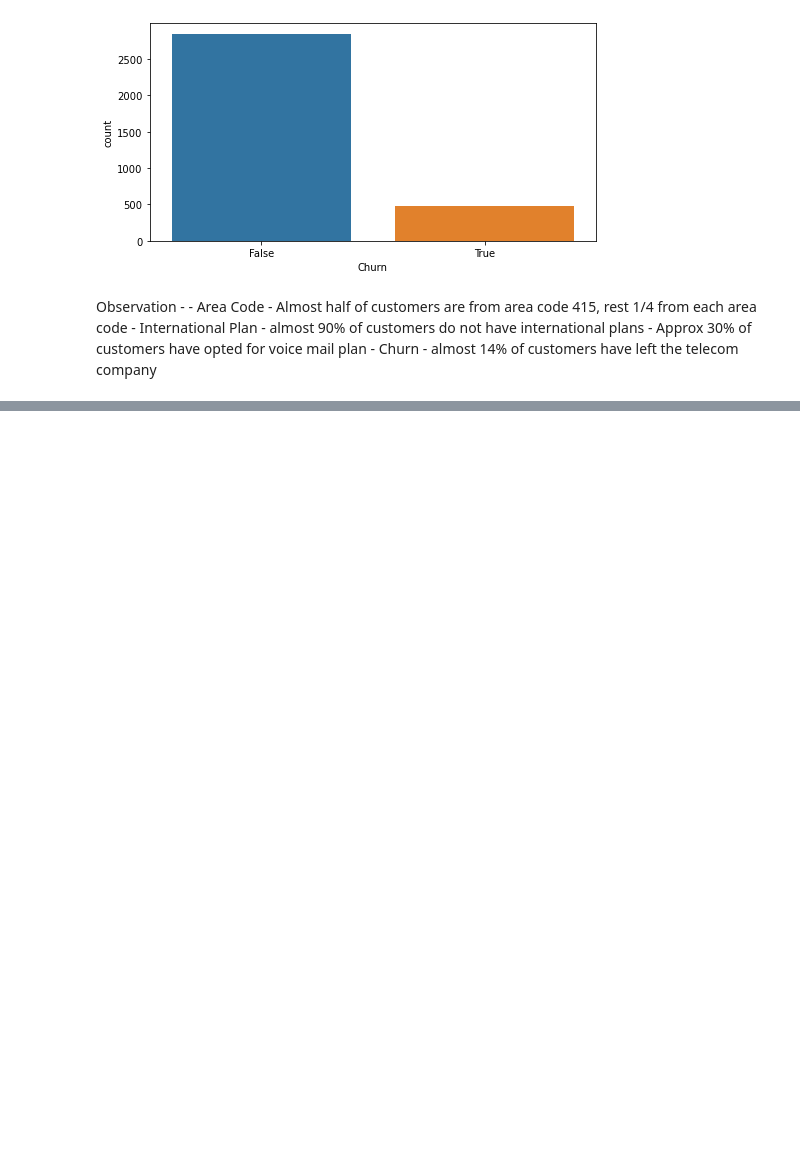
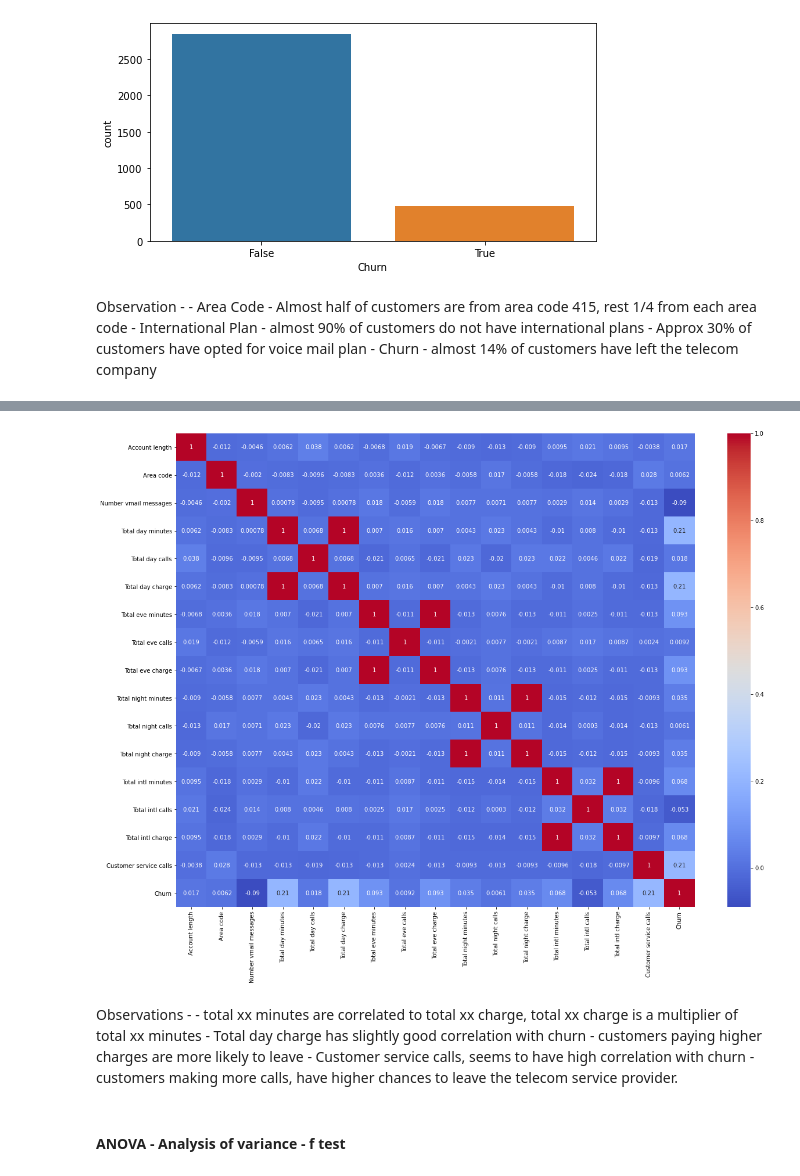
Before and after one commit to anshupandey/BootUP_maxis_data_science_level_2, a Jupyter notebook: Applied Statistics/Applied Statistics - day 4 - Case Study.ipynb, the cells around one changed output, grey strips where cells are left out. Drawn from its saved outputs; the diff is of its cells as text; code cells hidden in the pictures; blank space fills up the shorter version.

```diff
--- a/Applied Statistics/Applied Statistics - day 4 - Case Study.ipynb
+++ b/Applied Statistics/Applied Statistics - day 4 - Case Study.ipynb
@@ -307,0 +315,3 @@ Observation -
+# %%
+corr = df.corr()
+corr
@@ -307,0 +337,14 @@ Observation -
+# %%
+# heatmap for correlation matrix
+plt.figure(figsize=(20,15))
+sns.heatmap(corr,annot=True,cmap="coolwarm")
+plt.show()
+# %% [output]
+[figure, added]
+# %% [markdown]
+Observations -
+    - total xx minutes are correlated to total xx charge, total xx charge is a multiplier of total xx minutes
+    - Total day charge has slightly good correlation with churn - customers paying higher charges are more likely to leave
+    - Customer service calls, seems to have high correlation with churn - customers making more calls, have higher chances to leave the telecom service provider.
+# %% [markdown]
+#### ANOVA - Analysis of variance - f test
```
Also changed, not shown: parts of 20 cells of this notebook, 1 other file.
